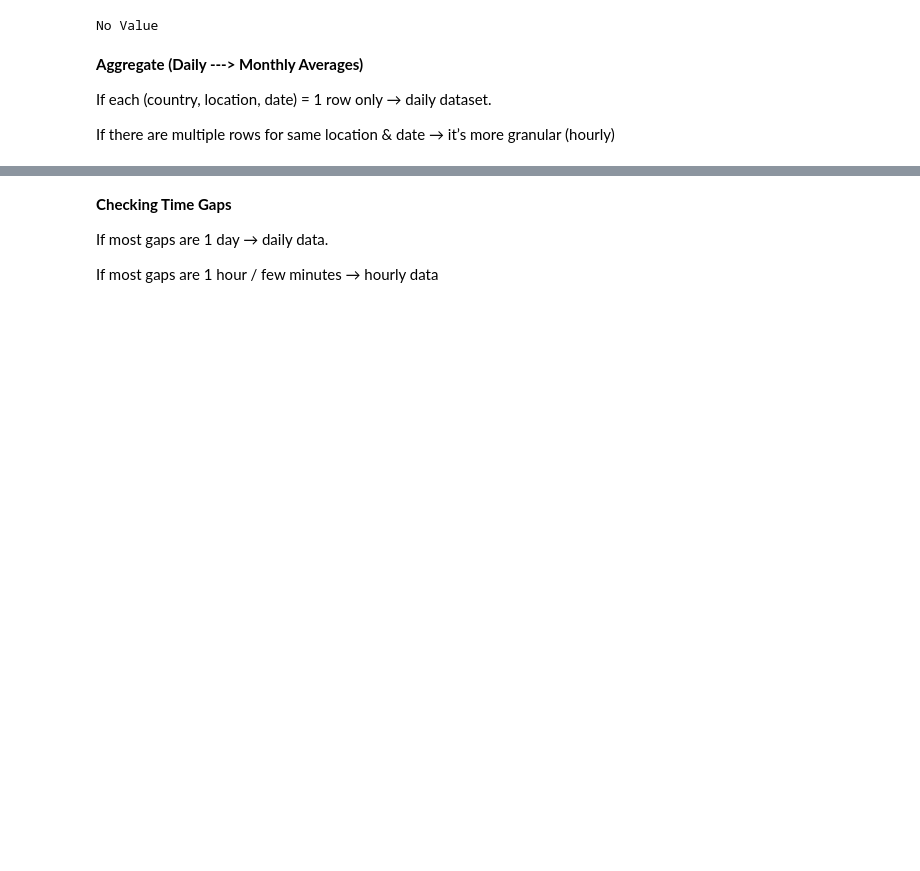
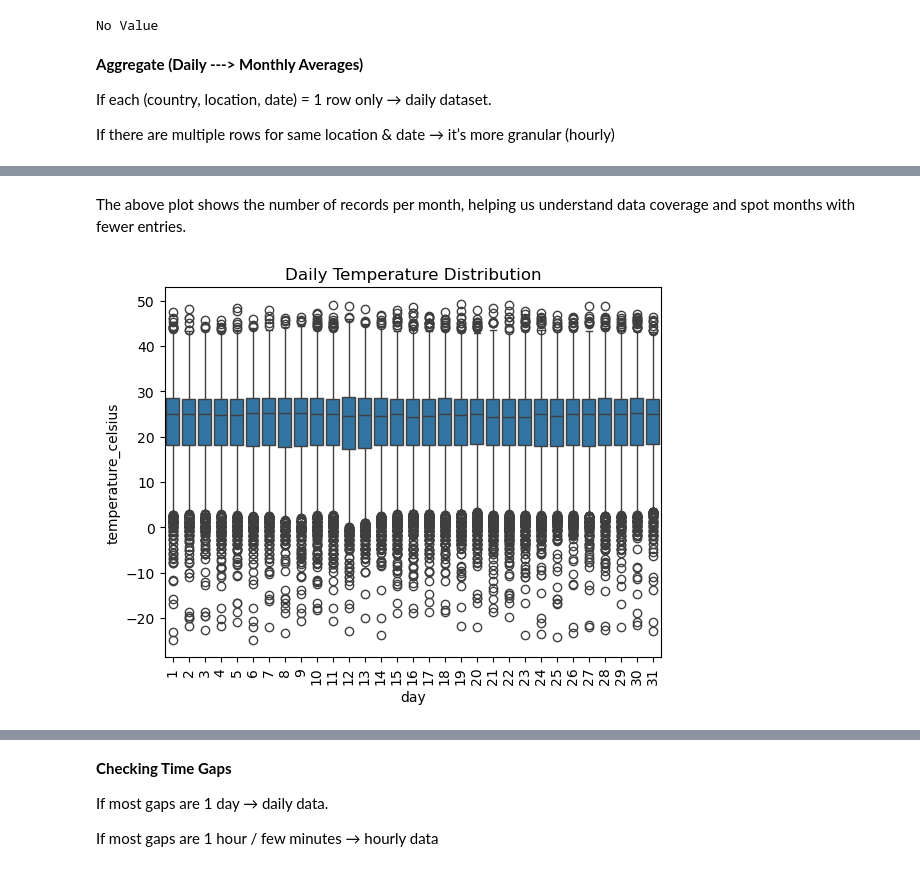
Before and after one commit to PRASANNA-163/climatescope-project, a Jupyter notebook: data/Notebooks/DataCleaning.ipynb, the cells around one changed output, grey strips where cells are left out. Saved outputs shown, nothing was run; the diff lists cells and outputs as text; code cells hidden in the pictures; blank space fills up the shorter version.

```diff
--- a/data/Notebooks/DataCleaning.ipynb
+++ b/data/Notebooks/DataCleaning.ipynb
@@ -230,0 +245,16 @@ dtype: int64
+# %% [markdown]
+The above plot shows the number of records per month, helping us understand data coverage and spot months with fewer entries.
+# %%
+# Extract day from the date
+data['day'] = data['last_updated'].dt.day
+
+# Create boxplot by day
+import seaborn as sns
+import matplotlib.pyplot as plt
+
+sns.boxplot(x='day', y='temperature_celsius', data=data)
+plt.xticks(rotation=90)  # Rotate x-axis labels if needed
+plt.title("Daily Temperature Distribution")
+plt.show()
+# %% [output]
+[figure, added]
```
Also changed, not shown: parts of 20 cells of this notebook.
